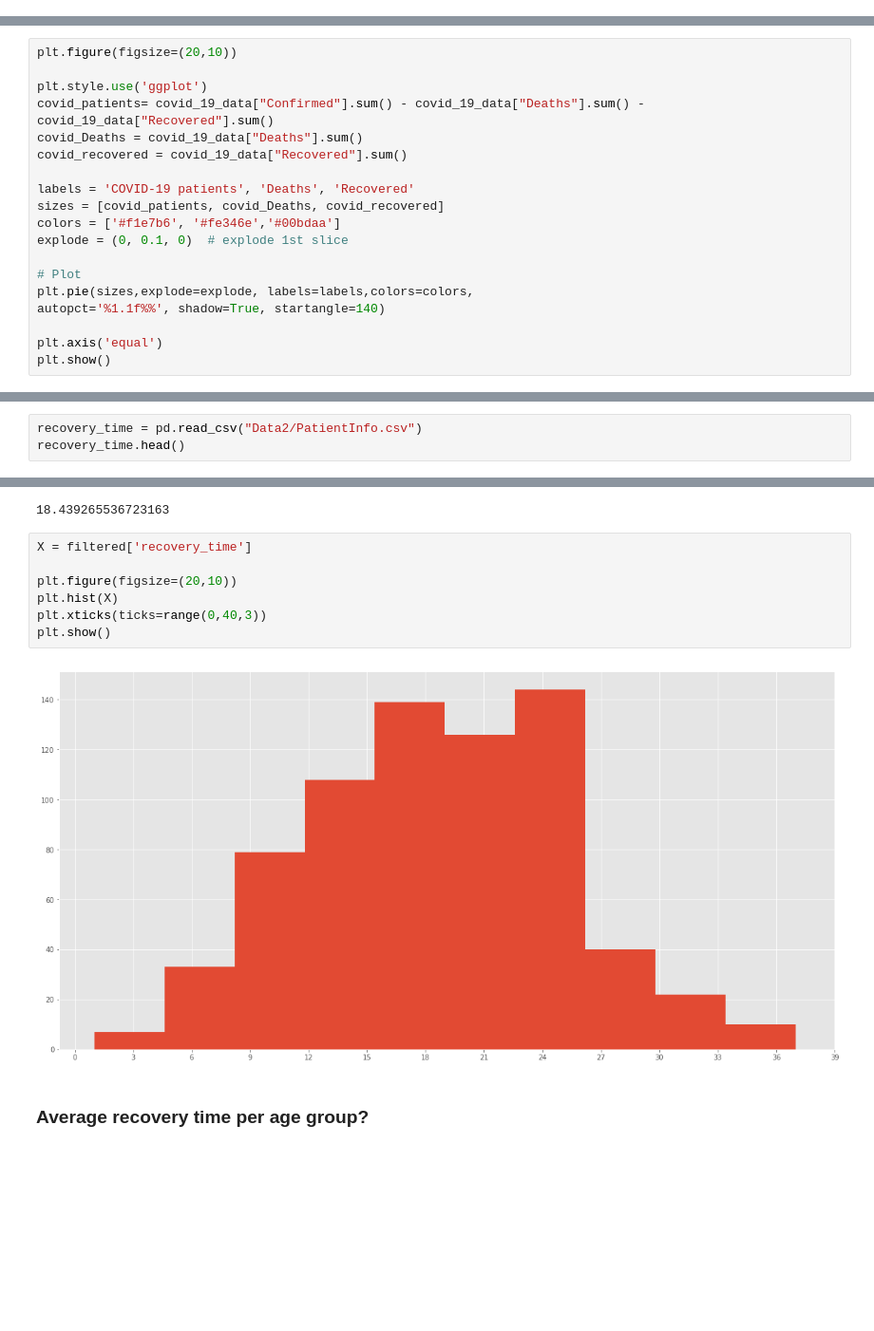
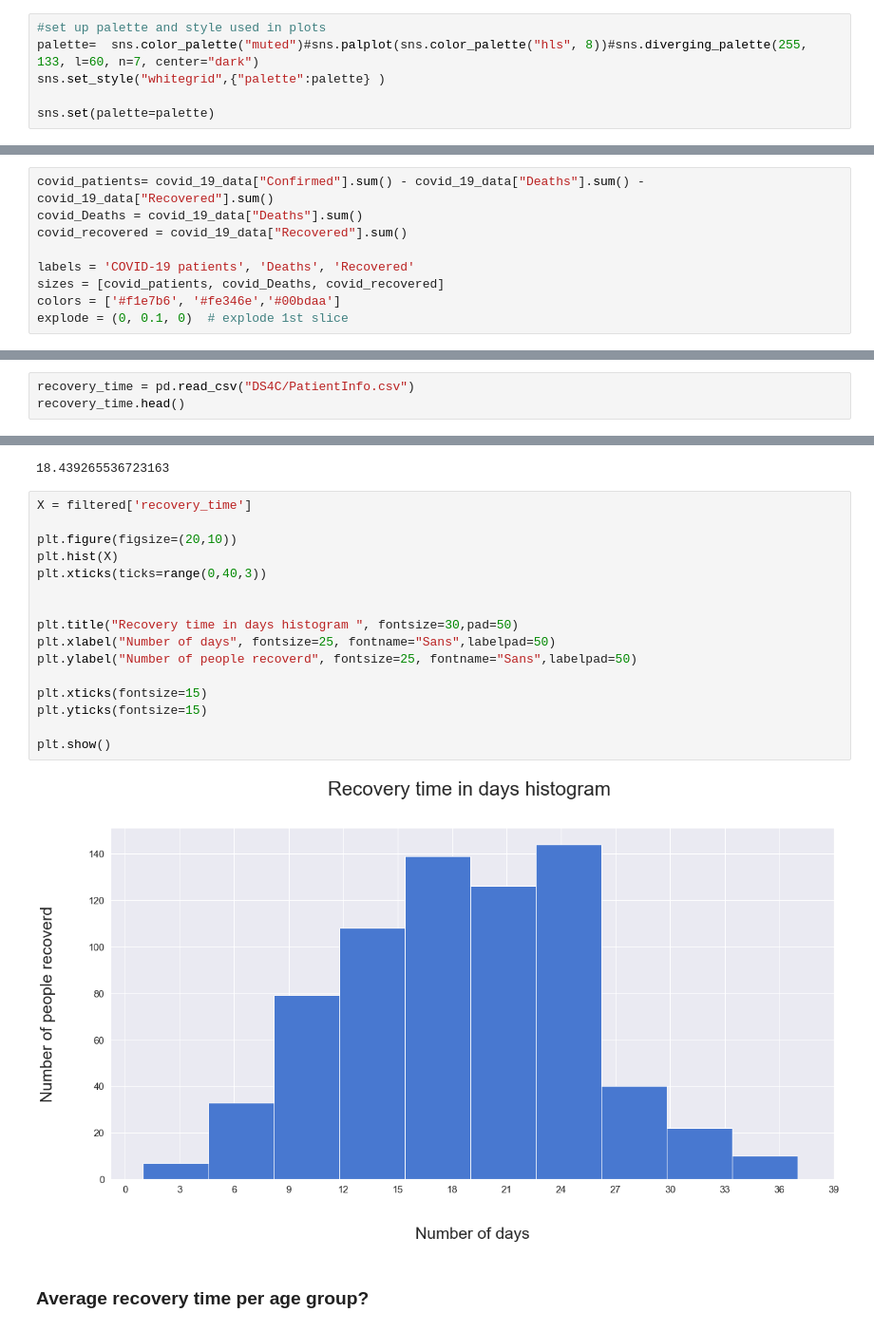
Before and after one commit to abdullahtarek/Coronavirus_insights, a Jupyter notebook: Corona_virus_insights.ipynb, the cells around one changed output, grey strips where cells are left out. Shown at 95% size. Drawn from its saved outputs; the diff is of its cells as text; blank space fills up the shorter version.

```diff
--- a/Corona_virus_insights.ipynb
+++ b/Corona_virus_insights.ipynb
@@ -6 +7,7 @@ import seaborn as sns
+# %%
+#set up palette and style used in plots
+palette=  sns.color_palette("muted")#sns.palplot(sns.color_palette("hls", 8))#sns.diverging_palette(255, 133, l=60, n=7, center="dark")
+sns.set_style("whitegrid",{"palette":palette} )
+
+sns.set(palette=palette)
 # %%
@@ -23,7 +30,4 @@ print("{:.2f}% of COVID-19 patients died arround the world".format(percentage_of
 # %%
-plt.figure(figsize=(20,10))
-
-plt.style.use('ggplot')
 covid_patients= covid_19_data["Confirmed"].sum() - covid_19_data["Deaths"].sum() - covid_19_data["Recovered"].sum()
 covid_Deaths = covid_19_data["Deaths"].sum()
 covid_recovered = covid_19_data["Recovered"].sum()
@@ -32,10 +36,3 @@ labels = 'COVID-19 patients', 'Deaths', 'Recovered'
 sizes = [covid_patients, covid_Deaths, covid_recovered]
 colors = ['#f1e7b6', '#fe346e','#00bdaa']
 explode = (0, 0.1, 0)  # explode 1st slice
-
-# Plot
-plt.pie(sizes,explode=explode, labels=labels,colors=colors,
-autopct='%1.1f%%', shadow=True, startangle=140)
-
-plt.axis('equal')
-plt.show()
@@ -144,7 +250,7 @@ It looks like people in their 20s are the most people who gets affected by COVID
 # %% [markdown]
 ## 4. Average recovery time ?
 # %%
-recovery_time = pd.read_csv("Data2/PatientInfo.csv")
+recovery_time = pd.read_csv("DS4C/PatientInfo.csv")
 recovery_time.head()
 # %% [output]
 |  | patient_id | global_num | sex | birth_year | age | country | province | city | disease | ... |
@@ -192,11 +298,20 @@ filtered['recovery_time'].mean()
 # %%
 X = filtered['recovery_time']
 
 plt.figure(figsize=(20,10))
 plt.hist(X)
 plt.xticks(ticks=range(0,40,3))
+
+
+plt.title("Recovery time in days histogram ", fontsize=30,pad=50)
+plt.xlabel("Number of days", fontsize=25, fontname="Sans",labelpad=50)
+plt.ylabel("Number of people recoverd", fontsize=25, fontname="Sans",labelpad=50)
+
+plt.xticks(fontsize=15)
+plt.yticks(fontsize=15)
+
 plt.show()
 # %% [output]
-[figure, old version]
+[figure, new version]
 # %% [markdown]
 ### Average recovery time per age group?
```
Also changed, not shown: parts of 36 cells of this notebook.
